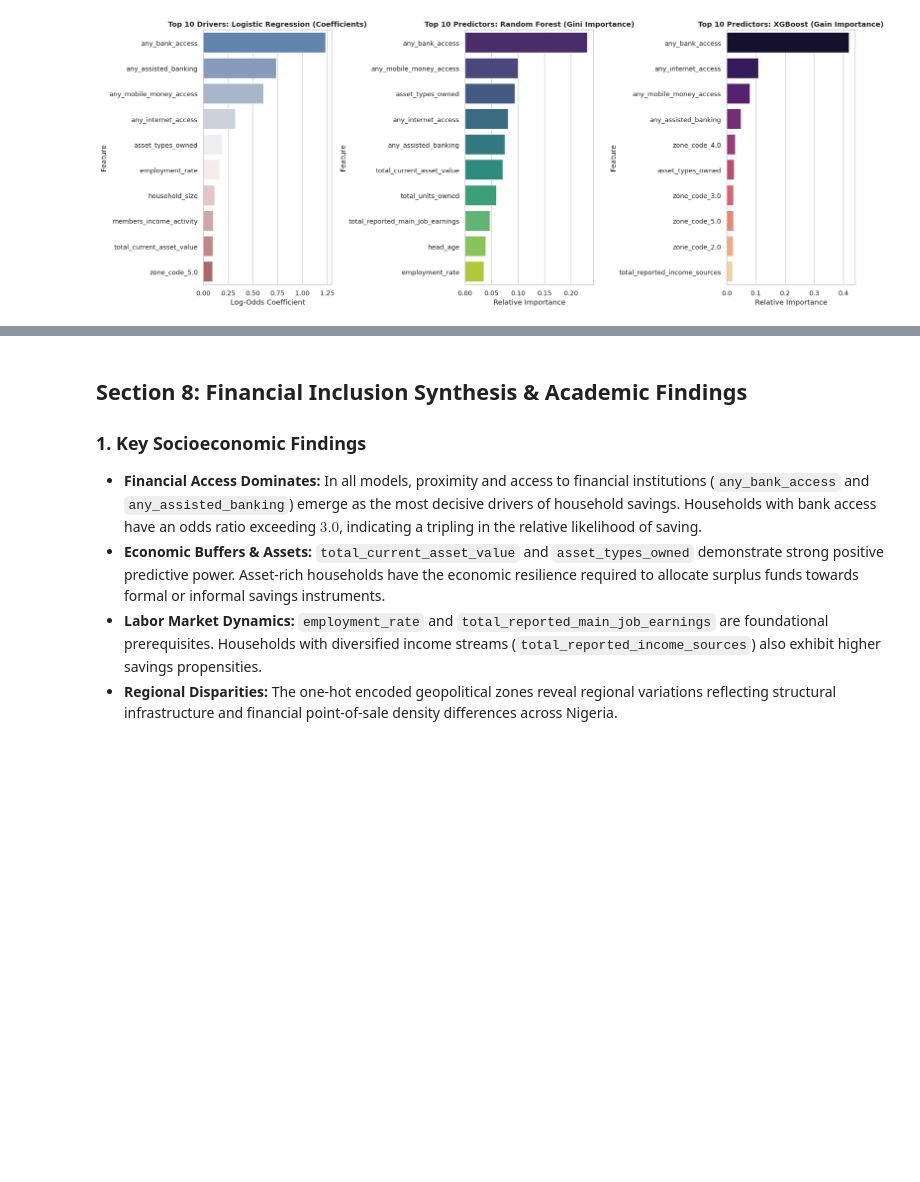
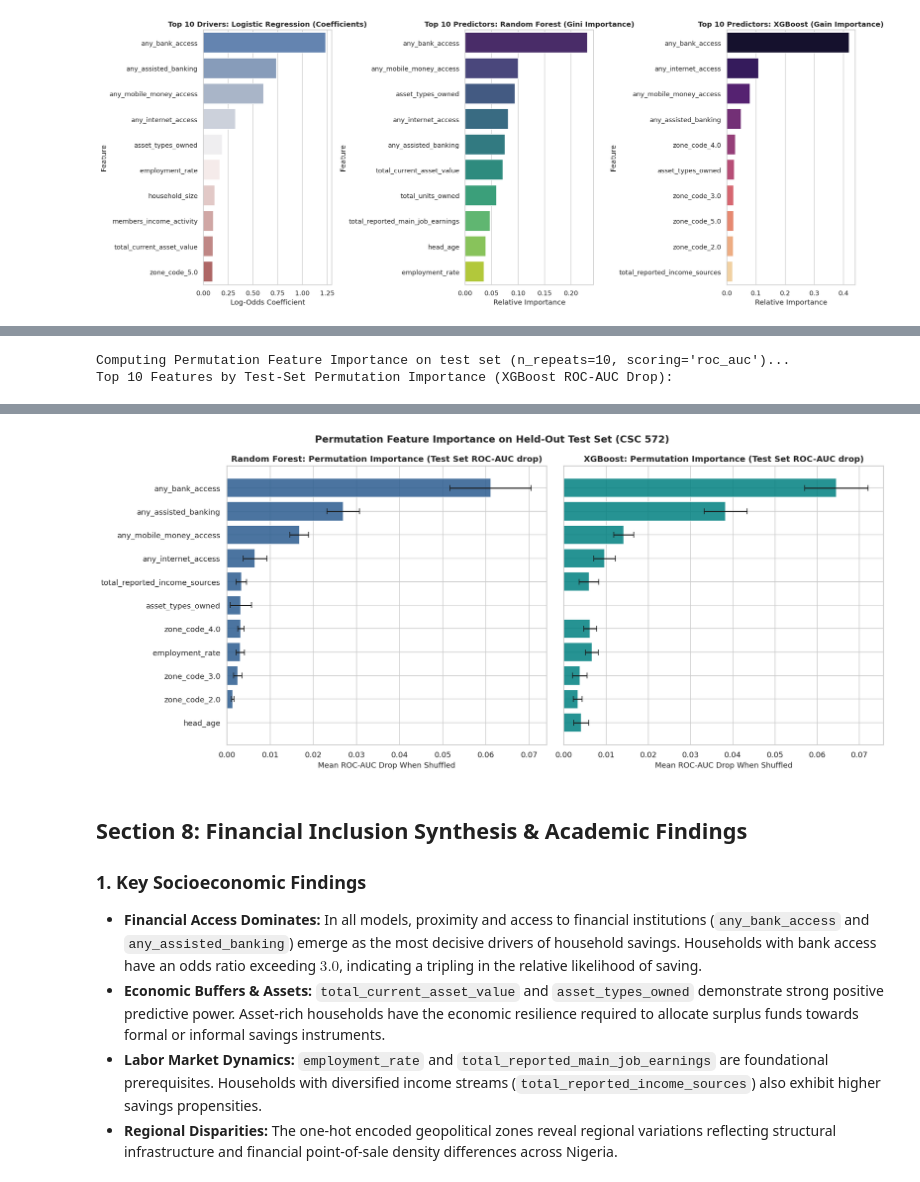
Before and after one commit to AnthonyChukwuemekaMfon/CSC-572-ML-project, a Jupyter notebook: model_development_nigeria.ipynb, the cells around one changed output, grey strips where cells are left out. Cells and saved outputs as stored; diff of their text form; code cells hidden in the pictures; blank space fills up the shorter version.

Commit message:
feat: add test-set permutation feature importance analysis and update documentation for GHS Wave 5

```diff
--- a/model_development_nigeria.ipynb
+++ b/model_development_nigeria.ipynb
@@ -608,0 +612,41 @@ Passing `palette` without assigning `hue` is deprecated and will be removed in v
+# %%
+# Permutation Feature Importance on Held-Out Test Set
+from sklearn.inspection import permutation_importance
+
+print("Computing Permutation Feature Importance on test set (n_repeats=10, scoring='roc_auc')...")
+perm_rf = permutation_importance(fitted_models['Random Forest'], X_test_proc, y_test, n_repeats=10, random_state=42, scoring='roc_auc', n_jobs=1)
+perm_xgb = permutation_importance(fitted_models['XGBoost'], X_test_proc, y_test, n_repeats=10, random_state=42, scoring='roc_auc', n_jobs=1)
+perm_lr = permutation_importance(fitted_models['Logistic Regression'], X_test_proc, y_test, n_repeats=10, random_state=42, scoring='roc_auc', n_jobs=1)
+
+perm_summary_df = pd.DataFrame({
+    'Feature': all_transformed_features,
+    'LR_Perm_Importance': perm_lr.importances_mean,
+    'RF_Perm_Importance': perm_rf.importances_mean,
+    'RF_Perm_Std': perm_rf.importances_std,
+    'XGB_Perm_Importance': perm_xgb.importances_mean,
+    'XGB_Perm_Std': perm_xgb.importances_std
+}).sort_values(by='XGB_Perm_Importance', ascending=False)
+
+print("Top 10 Features by Test-Set Permutation Importance (XGBoost ROC-AUC Drop):")
+display(perm_summary_df.head(10).round(4))
+
+# Plotting Permutation Importance
+fig, axes = plt.subplots(1, 2, figsize=(16, 7), sharey=True)
+
+top_rf = perm_summary_df.sort_values(by='RF_Perm_Importance', ascending=False).head(10)
+axes[0].barh(top_rf['Feature'], top_rf['RF_Perm_Importance'], xerr=top_rf['RF_Perm_Std'], color='#2b5c8f', alpha=0.85, capsize=4)
+axes[0].set_title('Random Forest: Permutation Importance (Test Set ROC-AUC drop)', fontsize=12, fontweight='bold')
+axes[0].set_xlabel('Mean ROC-AUC Drop When Shuffled', fontsize=11)
+axes[0].invert_yaxis()
+
+top_xgb = perm_summary_df.sort_values(by='XGB_Perm_Importance', ascending=False).head(10)
+axes[1].barh(top_xgb['Feature'], top_xgb['XGB_Perm_Importance'], xerr=top_xgb['XGB_Perm_Std'], color='#008080', alpha=0.85, capsize=4)
+axes[1].set_title('XGBoost: Permutation Importance (Test Set ROC-AUC drop)', fontsize=12, fontweight='bold')
+axes[1].set_xlabel('Mean ROC-AUC Drop When Shuffled', fontsize=11)
+
+plt.suptitle('Permutation Feature Importance on Held-Out Test Set (CSC 572)', fontsize=14, fontweight='bold', y=0.98)
+plt.tight_layout()
+plt.show()
+# %% [output]
+Computing Permutation Feature Importance on test set (n_repeats=10, scoring='roc_auc')...
+Top 10 Features by Test-Set Permutation Importance (XGBoost ROC-AUC Drop):
@@ -609,3 +664,4 @@ Passing `palette` without assigning `hue` is deprecated and will be removed in v
+[figure, added]
 # %% [markdown]
 ## Section 8: Financial Inclusion Synthesis & Academic Findings
 
```
Also changed, not shown: parts of 2 cells of this notebook, 3 other files.
